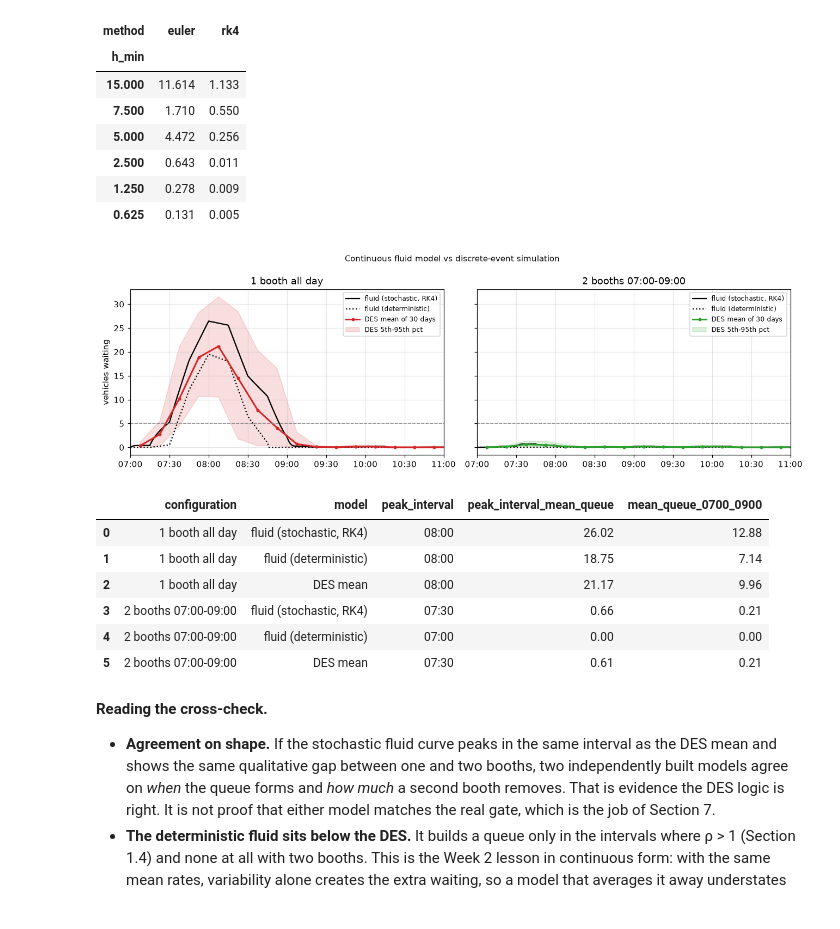
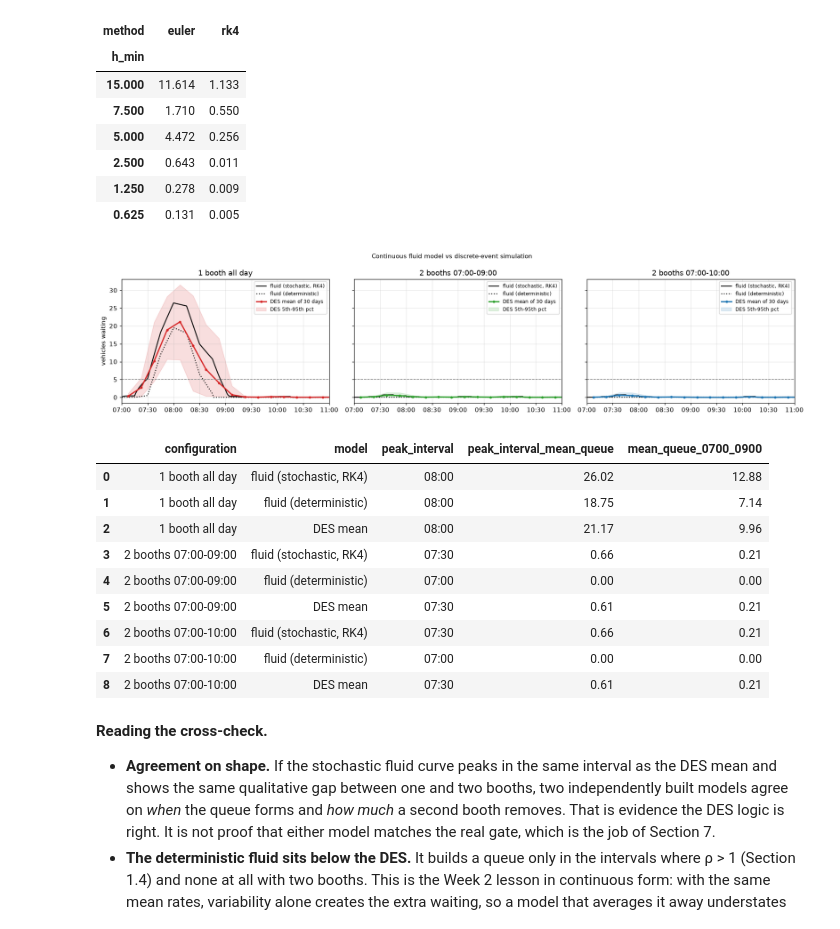
Before and after one commit to 10Plaiz/142-modelling, a Jupyter notebook: Group8_Parking_Booth_Simulation/Parking_Booth_Simulation.ipynb, the cells around one changed output. Drawn from its saved outputs; the diff is of its cells as text; code cells hidden in the pictures.

```diff
--- a/Group8_Parking_Booth_Simulation/Parking_Booth_Simulation.ipynb
+++ b/Group8_Parking_Booth_Simulation/Parking_Booth_Simulation.ipynb
@@ -332,14 +348,20 @@ Because each seed gives both configurations the same day of traffic, the right c
 # %%
-one, two = [exp_df[exp_df.config == c.name].set_index("seed").sort_index() for c in ps.CONFIGS]
+by_cfg = {c.name: exp_df[exp_df.config == c.name].set_index("seed").sort_index() for c in ps.CONFIGS}
+N_COMP = len(ps.COMPARISONS)
 prow = []
-for col, (label, core) in MEASURES.items():
-    d = one[col] - two[col]
-    ci = ps.ci_mean(d)
-    indep = ps.ci_mean(one[col])["se"] ** 2 + ps.ci_mean(two[col])["se"] ** 2
-    prow.append({"measure": label, "proposal_measure": core, "mean_1booth": one[col].mean(), "mean_2booths": two[col].mean(),
-                 "diff_mean": ci["mean"], "diff_ci_low": ci["ci_low"], "diff_ci_high": ci["ci_high"],
-                 "significant_5pct": not (ci["ci_low"] <= 0 <= ci["ci_high"]),
-                 "variance_reduction_vs_independent": 1 - ci["se"] ** 2 / indep if indep > 0 else np.nan})
+for a, b in ps.COMPARISONS:
+    A, B = by_cfg[a.name], by_cfg[b.name]
+    for col, (label, core) in MEASURES.items():
+        d = A[col] - B[col]
+        ci = ps.ci_mean(d)
+        ci_bonf = ps.ci_mean(d, conf=1 - 0.05 / N_COMP)
+        indep = ps.ci_mean(A[col])["se"] ** 2 + ps.ci_mean(B[col])["se"] ** 2
+        prow.append({"comparison": f"{a.name} - {b.name}", "measure": label, "proposal_measure": core,
+                     "mean_A": A[col].mean(), "mean_B": B[col].mean(),
+                     "diff_mean": ci["mean"], "diff_ci_low": ci["ci_low"], "diff_ci_high": ci["ci_high"],
+                     "significant_5pct": not (ci["ci_low"] <= 0 <= ci["ci_high"]),
+                     "significant_bonferroni": not (ci_bonf["ci_low"] <= 0 <= ci_bonf["ci_high"]),
+                     "variance_reduction_vs_independent": 1 - ci["se"] ** 2 / indep if indep > 0 else np.nan})
 paired = pd.DataFrame(prow); paired.to_csv(RESULTS / "paired_differences.csv", index=False)
-paired.round(3)
+paired[paired.proposal_measure].drop(columns="proposal_measure").round(3)
 # %% [output]
@@ -385,9 +411,10 @@ profile.to_csv(RESULTS / "queue_profile_by_interval.csv", index=False)
 
 fig, ax = plt.subplots(figsize=(11, 3.8))
 x = edges[:-1] + 7.5
-for (cfg, m), col in zip(prof.items(), ["tab:red", "tab:green"]):
+for cfg, m in prof.items():
+    col = COLORS[cfg]
     ax.plot(x, m.mean(0), color=col, lw=2, label=f"{cfg} (mean of {N_REPS} days)")
-    ax.fill_between(x, np.percentile(m, 5, 0), np.percentile(m, 95, 0), color=col, alpha=0.15, label="5th-95th percentile of days")
+    ax.fill_between(x, np.percentile(m, 5, 0), np.percentile(m, 95, 0), color=col, alpha=0.12, label=f"{cfg}: 5th-95th percentile of days")
 ax.axhline(K, color="k", ls="--", lw=1, label=f"K = {K}: tail reaches the road")
 ax.set_xlim(0, 300); ax.set_xticks(np.arange(0, 301, 30)); ax.set_xticklabels([ps.min_to_clock(t) for t in range(0, 301, 30)])
 ax.set_ylabel("vehicles waiting"); ax.set_title("Queue length through the morning"); ax.legend(fontsize=8)
@@ -397,9 +424,9 @@ plt.tight_layout(); plt.savefig(FIGS / "queue_profile.png"); plt.show()
 # %%
 core = summary[summary.proposal_measure]
-fig, axes = plt.subplots(1, 4, figsize=(13, 3.3))
+fig, axes = plt.subplots(1, 4, figsize=(14, 3.4))
 for ax, (lab, g) in zip(axes, core.groupby("measure", sort=False)):
-    ax.bar(range(len(g)), g["mean"], yerr=g["half_width"], capsize=6, color=["tab:red", "tab:green"])
-    ax.set_xticks(range(len(g))); ax.set_xticklabels(["1 booth", "2 booths\n07-09"]); ax.set_title(lab, fontsize=9)
+    ax.bar(range(len(g)), g["mean"], yerr=g["half_width"], capsize=6, color=[COLORS[c] for c in g["configuration"]])
+    ax.set_xticks(range(len(g))); ax.set_xticklabels([SHORT[c] for c in g["configuration"]], fontsize=8); ax.set_title(lab, fontsize=9)
 plt.suptitle("Proposal measures: mean ± 95% CI half-width (30 replications)", fontsize=10)
 plt.tight_layout(); plt.savefig(FIGS / "measures_ci.png"); plt.show()
 # %% [output]
@@ -447,40 +474,41 @@ Reference (RK4, h = 0.05 min): x(08:00) = 27.429 vehicles in system, 1 booth
 # %%
 H = 0.25                                    # RK4 step (min); the table above shows it is well converged
 fluid_prof = pd.DataFrame({"interval_start": profile["interval_start"]})
-fig, axes = plt.subplots(1, 2, figsize=(12, 3.8), sharey=True)
-for ax, cfg, col in zip(axes, ps.CONFIGS, ["tab:red", "tab:green"]):
+fig, axes = plt.subplots(1, len(ps.CONFIGS), figsize=(16, 3.8), sharey=True)
+for ax, cfg in zip(axes, ps.CONFIGS):
+    col = COLORS[cfg.name]
     for det, ls, lab in [(False, "-", "fluid (stochastic, RK4)"), (True, ":", "fluid (deterministic)")]:
         f = ps.fluid_rhs_factory(rates, cfg, SERVICE, deterministic=det)
         t_, x_ = ps.integrate(f, 0, ps.DAY_LENGTH, H, "rk4")
         q_ = ps.fluid_queue(t_, x_, f, deterministic=det)
         # time-average per 15-min interval, same basis as the DES profile
         avg = []
         for a in edges[:-1]:
             m = (t_ >= a) & (t_ <= a + ps.INTERVAL)
             avg.append(np.sum(np.diff(t_[m]) * (q_[m][1:] + q_[m][:-1]) / 2) / ps.INTERVAL)
         fluid_prof[f"{cfg.name} | {lab}"] = avg
         ax.plot(t_, q_, color="k", ls=ls, lw=1.5, label=lab)
     fluid_prof[f"{cfg.name} | DES mean"] = profile[f"{cfg.name} | mean"]
     ax.plot(edges[:-1] + 7.5, profile[f"{cfg.name} | mean"], color=col, lw=2, marker="o", ms=3, label=f"DES mean of {N_REPS} days")
     ax.fill_between(edges[:-1] + 7.5, profile[f"{cfg.name} | p05"], profile[f"{cfg.name} | p95"], color=col, alpha=0.15, label="DES 5th-95th pct")
     ax.axhline(K, color="grey", ls="--", lw=1)
     ax.set_xlim(0, 240); ax.set_xticks(np.arange(0, 241, 30)); ax.set_xticklabels([ps.min_to_clock(t) for t in range(0, 241, 30)])
     ax.set_title(cfg.name); ax.legend(fontsize=8)
 axes[0].set_ylabel("vehicles waiting")
 plt.suptitle("Continuous fluid model vs discrete-event simulation", fontsize=10)
 plt.tight_layout(); plt.savefig(FIGS / "fluid_cross_check.png"); plt.show()
 fluid_prof.to_csv(RESULTS / "fluid_vs_des.csv", index=False)
 
 cmp = []
 morning = fluid_prof.iloc[:8]                                      # 07:00-09:00
 for cfg in [c.name for c in ps.CONFIGS]:
     for lab in ["fluid (stochastic, RK4)", "fluid (deterministic)", "DES mean"]:
         col_ = morning[f"{cfg} | {lab}"]
         cmp.append({"configuration": cfg, "model": lab, "peak_interval": morning.loc[col_.idxmax(), "interval_start"],
                     "peak_interval_mean_queue": col_.max(), "mean_queue_0700_0900": col_.mean()})
 pd.DataFrame(cmp).round(2)
 # %% [output]
-[figure, old version]
+[figure, new version]
 |  | configuration | model | peak_interval | peak_interval_mean_queue | mean_queue_0700_0900 |
 | 0 | 1 booth all day | fluid (stochastic, RK4) | 08:00 | 26.02 | 12.88 |
 | 1 | 1 booth all day | fluid (deterministic) | 08:00 | 18.75 | 7.14 |
@@ -488,6 +516,9 @@ pd.DataFrame(cmp).round(2)
 | 3 | 2 booths 07:00-09:00 | fluid (stochastic, RK4) | 07:30 | 0.66 | 0.21 |
 | 4 | 2 booths 07:00-09:00 | fluid (deterministic) | 07:00 | 0.00 | 0.00 |
 | 5 | 2 booths 07:00-09:00 | DES mean | 07:30 | 0.61 | 0.21 |
+| 6 | 2 booths 07:00-10:00 | fluid (stochastic, RK4) | 07:30 | 0.66 | 0.21 |
+| 7 | 2 booths 07:00-10:00 | fluid (deterministic) | 07:00 | 0.00 | 0.00 |
+| 8 | 2 booths 07:00-10:00 | DES mean | 07:30 | 0.61 | 0.21 |
 # %% [markdown]
 **Reading the cross-check.**
 - **Agreement on shape.** If the stochastic fluid curve peaks in the same interval as the DES mean and shows the same qualitative gap between one and two booths, two independently built models agree on *when* the queue forms and *how much* a second booth removes. That is evidence the DES logic is right. It is not proof that either model matches the real gate, which is the job of Section 7.
```
Also changed, not shown: parts of 28 cells of this notebook, 24 other files.
